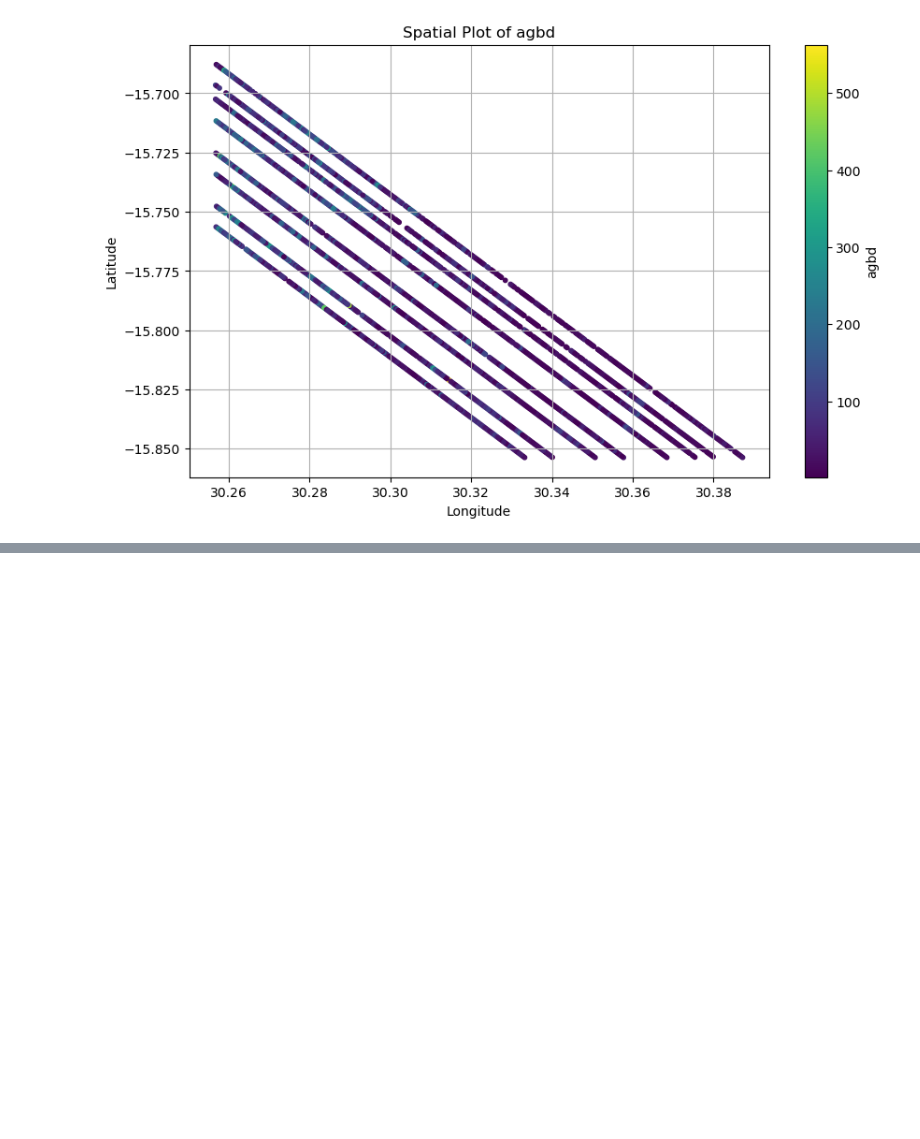
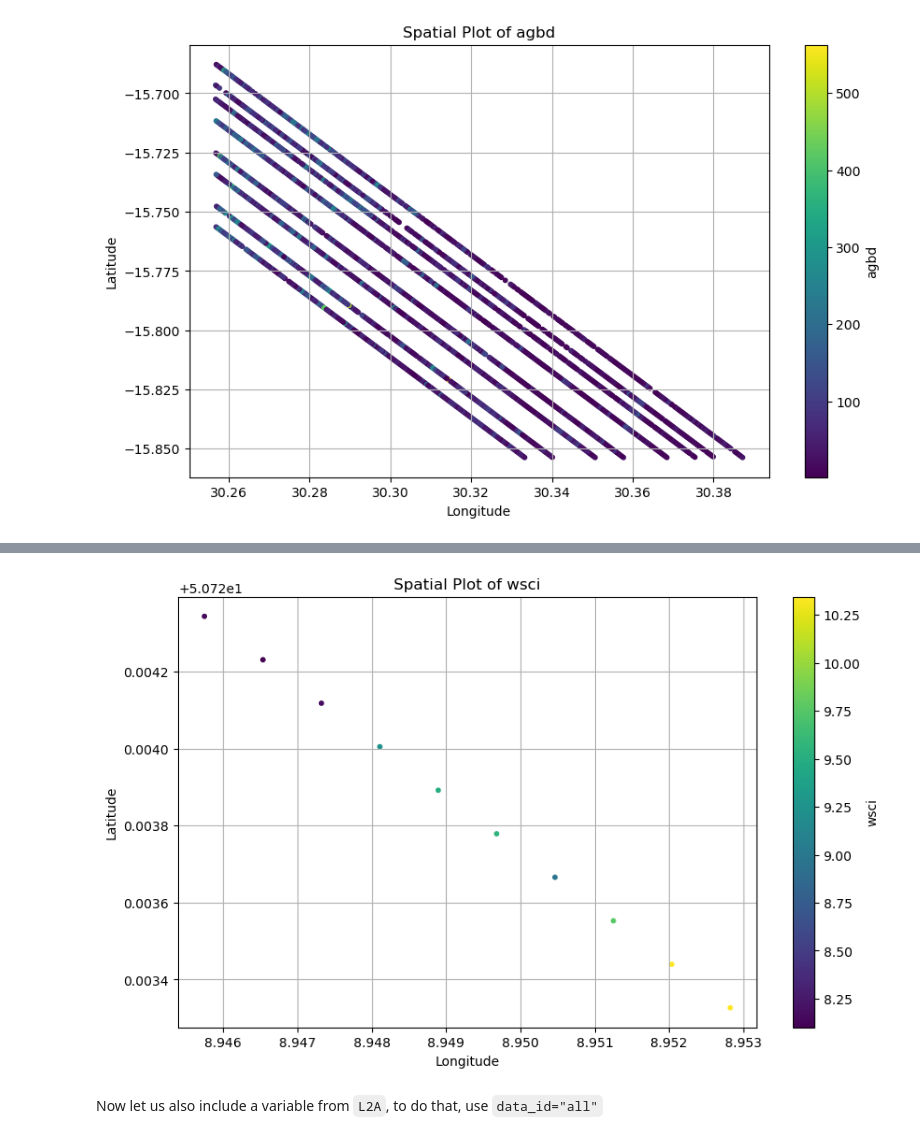
Before and after one commit to xcube-dev/xcube-gedidb, a Jupyter notebook: examples/notebooks/gedi_data_store.ipynb, the cells around one changed output, grey strips where cells are left out. Saved outputs shown, nothing was run; the diff lists cells and outputs as text; code cells hidden in the pictures; blank space fills up the shorter version.

```diff
--- a/examples/notebooks/gedi_data_store_bbox.ipynb
+++ b/examples/notebooks/gedi_data_store.ipynb
@@ -229,0 +197,18 @@ plt.show()
+# %%
+%%time
+
+point=(8.948581, 50.716982)
+num_shots=10
+radius=0.1
+vars_selected = ["wsci"]
+start_time = "2023-01-01"
+end_time = "2024-07-02"
+
+gedi_data = store.open_data(
+    data_id="L4C",
+    variables=vars_selected,
+    point=point,
+    time_range=(start_time, end_time),
+    num_shots=10,
+    radius=0.1
+)
@@ -229,0 +218,19 @@ plt.show()
+# %%
+lat = gedi_data['latitude'].values
+lon = gedi_data['longitude'].values
+agbd = gedi_data['wsci'].values
+
+
+import matplotlib.pyplot as plt
+plt.figure(figsize=(10, 6))
+sc = plt.scatter(lon, lat, c=agbd, cmap='viridis', s=10)
+plt.colorbar(sc, label='wsci')
+plt.xlabel('Longitude')
+plt.ylabel('Latitude')
+plt.title('Spatial Plot of wsci')
+plt.grid(True)
+plt.show()
+# %% [output]
+[figure, added]
+# %% [markdown]
+Now let us also include a variable from `L2A`, to do that, use `data_id="all"`
```
Also changed, not shown: parts of 21 cells of this notebook, 8 other files.
